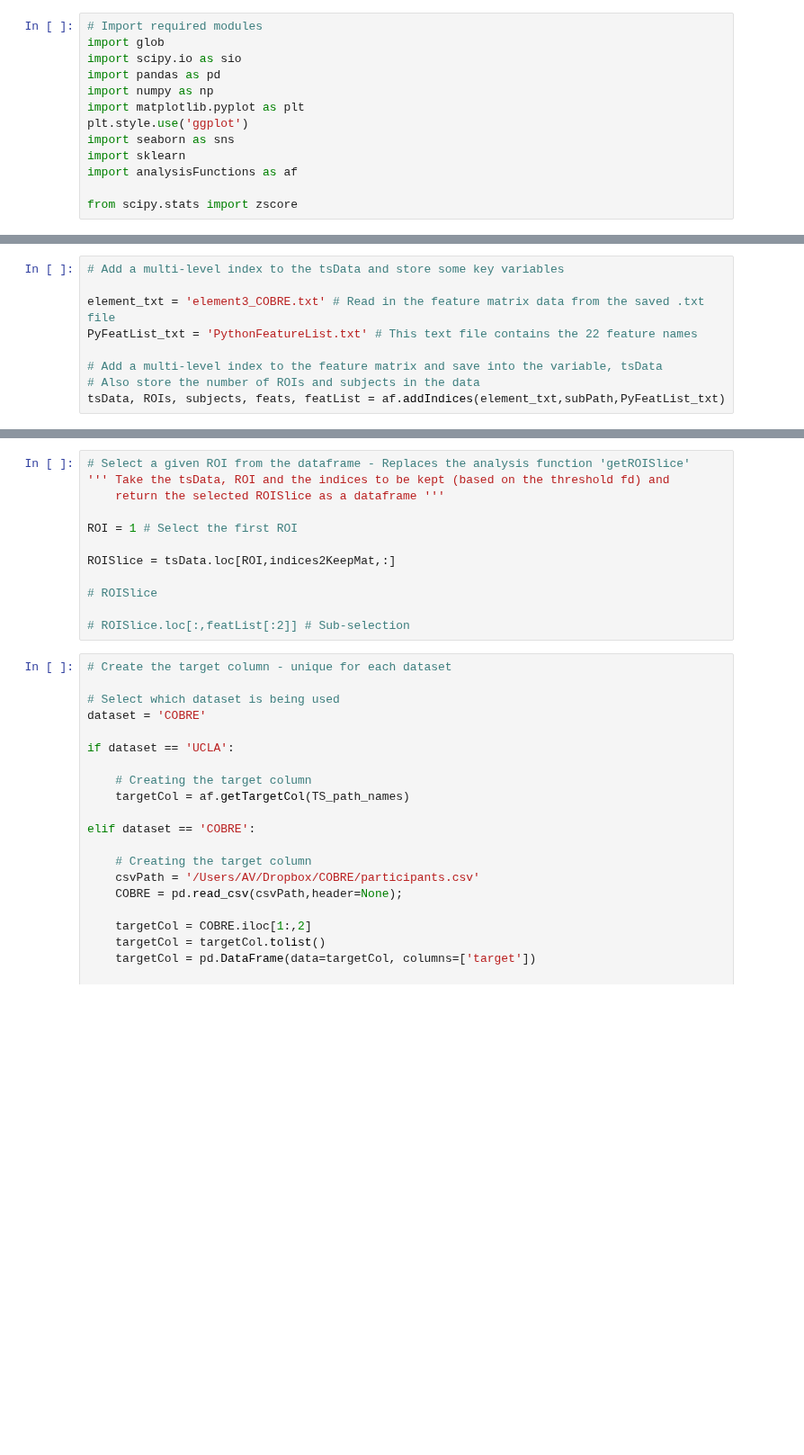
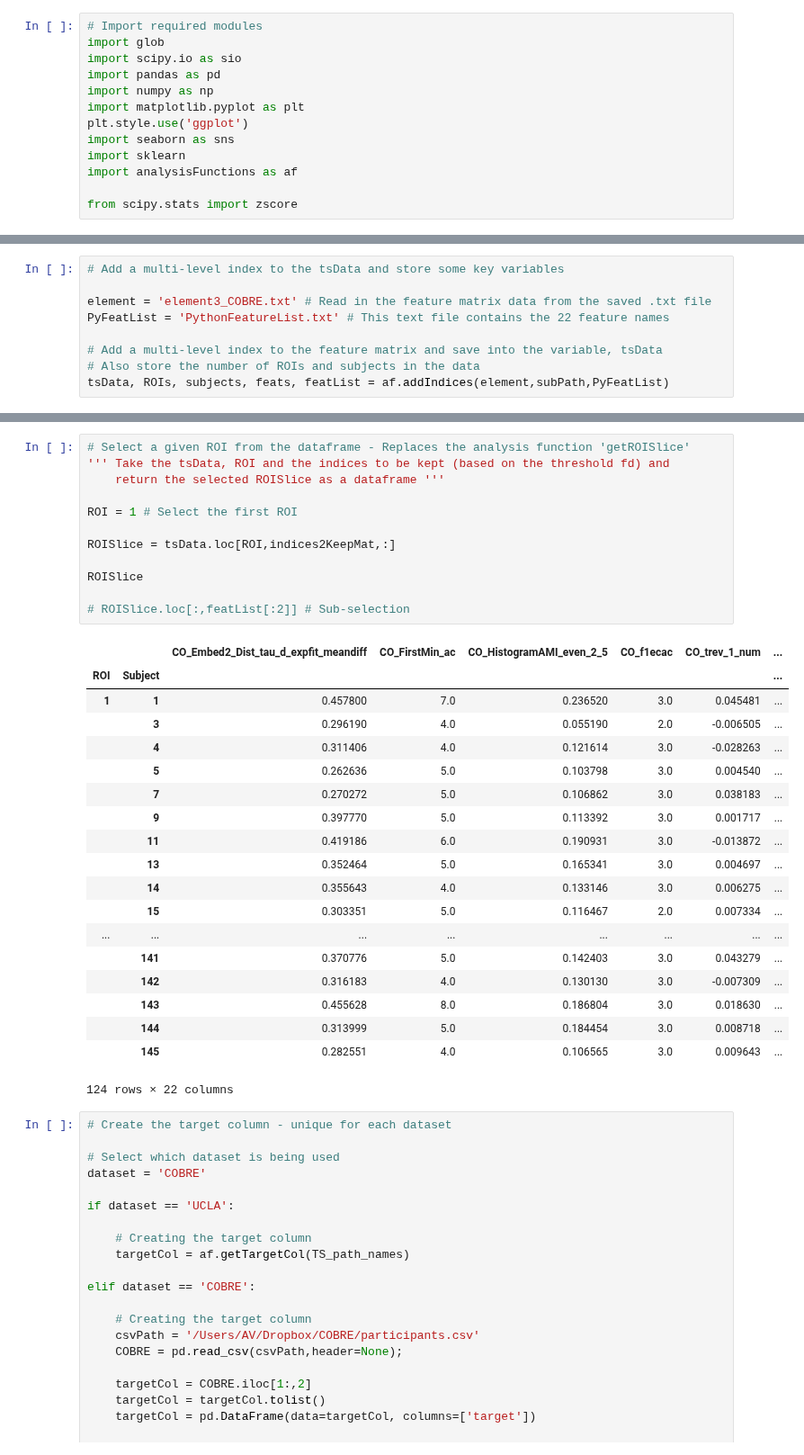
Before and after one commit to DynamicsAndNeuralSystems/fMRI_FeaturesDisorders, a Jupyter notebook: refinedCode.ipynb, the cells around one changed output, grey strips where cells are left out. Shown at 90% size. Drawn from its saved outputs; the diff is of its cells as text; blank space fills up the shorter version.

Commit message:
Major edit 3: The 'refinedCode' notebook can be used for any element for either dataset (tested)

```diff
--- a/refinedCode.ipynb
+++ b/refinedCode.ipynb
@@ -37,12 +39,12 @@ indices2KeepMat = list(np.asarray(indices2Keep) + 1)
 # %%
 # Add a multi-level index to the tsData and store some key variables
 
-element_txt = 'element3_COBRE.txt' # Read in the feature matrix data from the saved .txt file
-PyFeatList_txt = 'PythonFeatureList.txt' # This text file contains the 22 feature names
+element = 'element3_COBRE.txt' # Read in the feature matrix data from the saved .txt file
+PyFeatList = 'PythonFeatureList.txt' # This text file contains the 22 feature names
 
 # Add a multi-level index to the feature matrix and save into the variable, tsData
 # Also store the number of ROIs and subjects in the data
-tsData, ROIs, subjects, feats, featList = af.addIndices(element_txt,subPath,PyFeatList_txt)
+tsData, ROIs, subjects, feats, featList = af.addIndices(element,subPath,PyFeatList)
 # %%
 # Select a given feature from the dataframe
 ''' This function should take the tsData, feature name and the indices to be kept (based on the threshold fd) and
@@ -59,15 +81,35 @@ featSlice = af.getFeatSlice(ROIs,subjects,tsData,featureName,indices2KeepMat)
 # %%
 # Select a given ROI from the dataframe - Replaces the analysis function 'getROISlice'
 ''' Take the tsData, ROI and the indices to be kept (based on the threshold fd) and
     return the selected ROISlice as a dataframe '''
 
 ROI = 1 # Select the first ROI
 
 ROISlice = tsData.loc[ROI,indices2KeepMat,:]
 
-# ROISlice
+ROISlice
 
 # ROISlice.loc[:,featList[:2]] # Sub-selection
+# %% [output]
+|  |  | CO_Embed2_Dist_tau_d_expfit_meandiff | CO_FirstMin_ac | CO_HistogramAMI_even_2_5 | CO_f1ecac | CO_trev_1_num | ... |
+| ROI | Subject |  |  |  |  |  | ... |
+| 1 | 1 | 0.457800 | 7.0 | 0.236520 | 3.0 | 0.045481 | ... |
+|  | 3 | 0.296190 | 4.0 | 0.055190 | 2.0 | -0.006505 | ... |
+|  | 4 | 0.311406 | 4.0 | 0.121614 | 3.0 | -0.028263 | ... |
+|  | 5 | 0.262636 | 5.0 | 0.103798 | 3.0 | 0.004540 | ... |
+|  | 7 | 0.270272 | 5.0 | 0.106862 | 3.0 | 0.038183 | ... |
+|  | 9 | 0.397770 | 5.0 | 0.113392 | 3.0 | 0.001717 | ... |
+|  | 11 | 0.419186 | 6.0 | 0.190931 | 3.0 | -0.013872 | ... |
+|  | 13 | 0.352464 | 5.0 | 0.165341 | 3.0 | 0.004697 | ... |
+|  | 14 | 0.355643 | 4.0 | 0.133146 | 3.0 | 0.006275 | ... |
+|  | 15 | 0.303351 | 5.0 | 0.116467 | 2.0 | 0.007334 | ... |
+| ... | ... | ... | ... | ... | ... | ... | ... |
+|  | 141 | 0.370776 | 5.0 | 0.142403 | 3.0 | 0.043279 | ... |
+|  | 142 | 0.316183 | 4.0 | 0.130130 | 3.0 | -0.007309 | ... |
+|  | 143 | 0.455628 | 8.0 | 0.186804 | 3.0 | 0.018630 | ... |
+|  | 144 | 0.313999 | 5.0 | 0.184454 | 3.0 | 0.008718 | ... |
+|  | 145 | 0.282551 | 4.0 | 0.106565 | 3.0 | 0.009643 | ... |
+124 rows × 22 columns
 # %%
 # Create the target column - unique for each dataset
 
```
Also changed, not shown: parts of 11 cells of this notebook.
